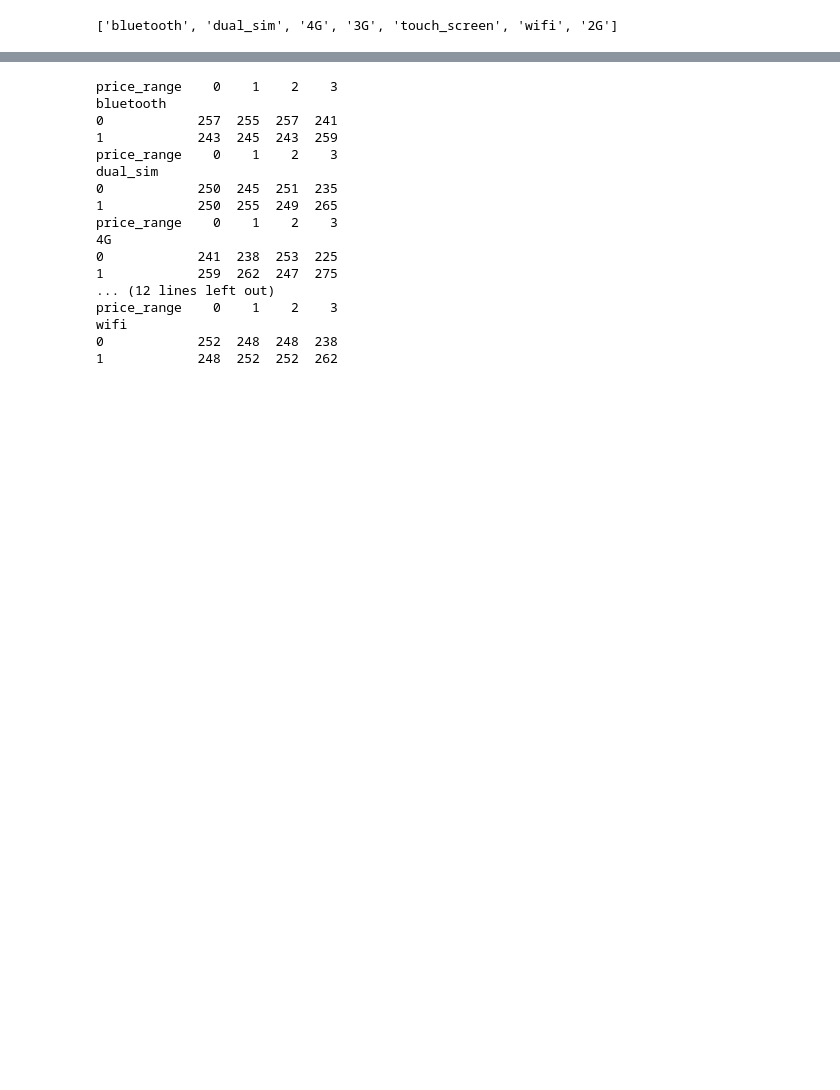
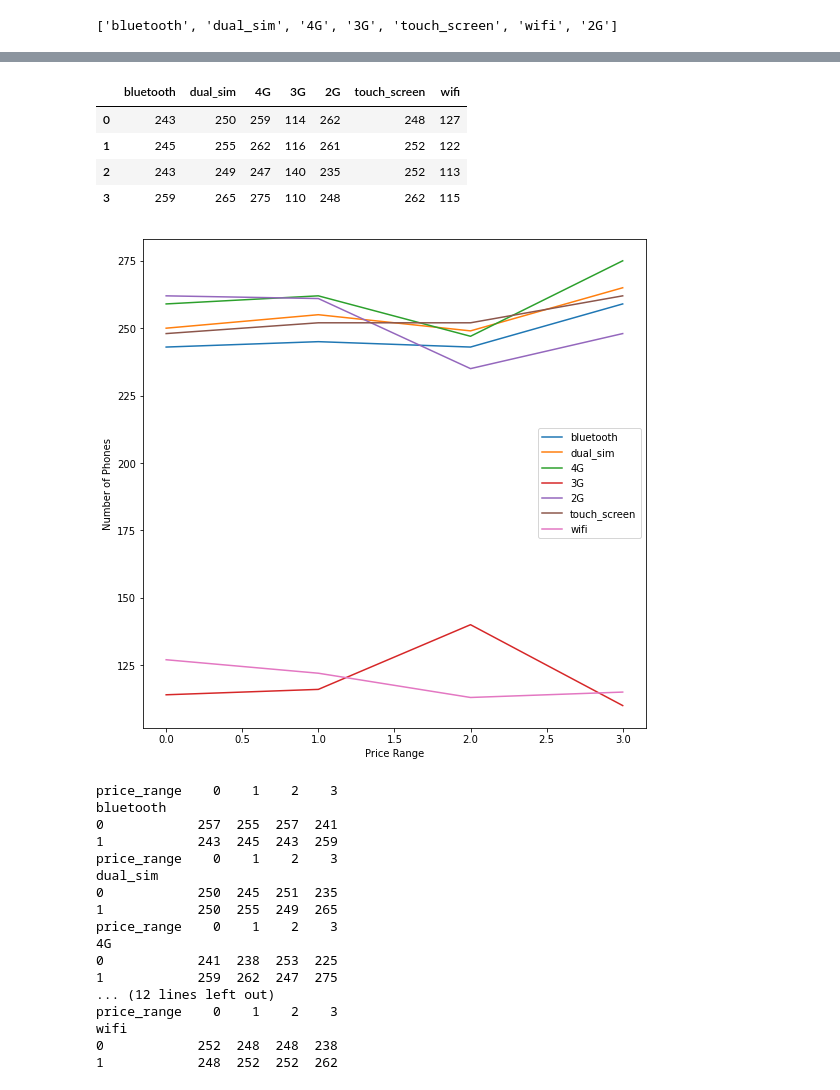
Before and after one commit to khalid-data-aspirant42/Mobile-Price-Prediction, a Jupyter notebook: Mobile_price_range_prediction.ipynb, the cells around one changed output, grey strips where cells are left out. Saved outputs shown, nothing was run; the diff lists cells and outputs as text; code cells hidden in the pictures; blank space fills up the shorter version.

```diff
--- a/Mobile_price_range_prediction.ipynb
+++ b/Mobile_price_range_prediction.ipynb
@@ -384,3 +410,8 @@ numerical_columns.pop(-2)
 categorical_columns
 # %% [output]
 ['bluetooth', 'dual_sim', '4G', '3G', 'touch_screen', 'wifi', '2G']
+# %%
+_1data = []
+for elem in categorical_columns:
+    _1data.append(pd.crosstab(df[elem],df['price_range'])[1:2].sum())
+df_cat_comp = pd.DataFrame(_1data, columns=[0,1,2,3], index=['bluetooth', 'dual_sim', '4G', '3G','2G', 'touch_screen', 'wifi'])
@@ -387,3 +429,26 @@ categorical_columns
+# %%
+from IPython.display import display, HTML
+t_table = df_cat_comp.transpose()
+display(t_table)
+plt.figure(figsize=(9,9))
+plt.plot(t_table['bluetooth'])
+plt.plot(t_table['dual_sim'])
+plt.plot(t_table['4G'])
+plt.plot(t_table['3G'])
+plt.plot(t_table['2G'])
+plt.plot(t_table['touch_screen'])
+plt.plot(t_table['wifi'])
+plt.legend(['bluetooth','dual_sim','4G','3G','2G','touch_screen','wifi'])
+plt.xlabel('Price Range')
+plt.ylabel('Number of Phones')
+plt.show()
+# %% [output]
+|  | bluetooth | dual_sim | 4G | 3G | 2G | touch_screen | wifi |
+| 0 | 243 | 250 | 259 | 114 | 262 | 248 | 127 |
+| 1 | 245 | 255 | 262 | 116 | 261 | 252 | 122 |
+| 2 | 243 | 249 | 247 | 140 | 235 | 252 | 113 |
+| 3 | 259 | 265 | 275 | 110 | 248 | 262 | 115 |
+[figure, added]
 # %%
 # Bivariate analysis for price_range vs categorical columns
 print(pd.crosstab(df['bluetooth'],df['price_range']))
```
Also changed, not shown: parts of 43 cells of this notebook.
